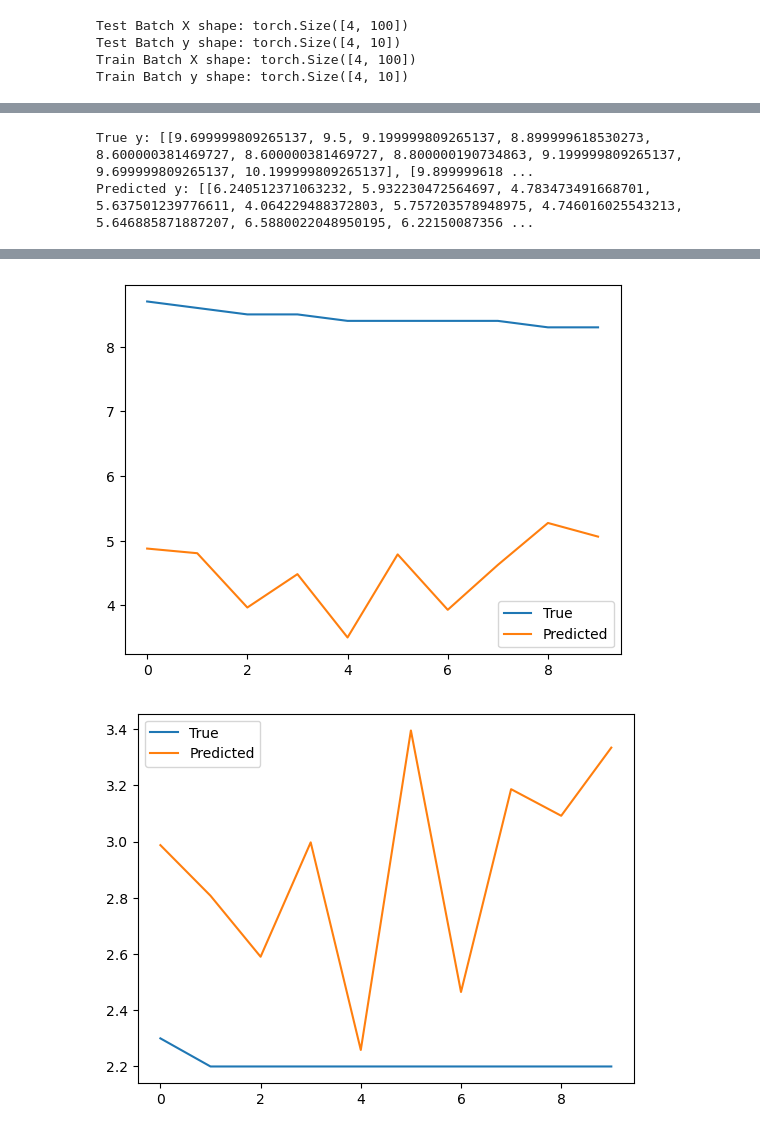
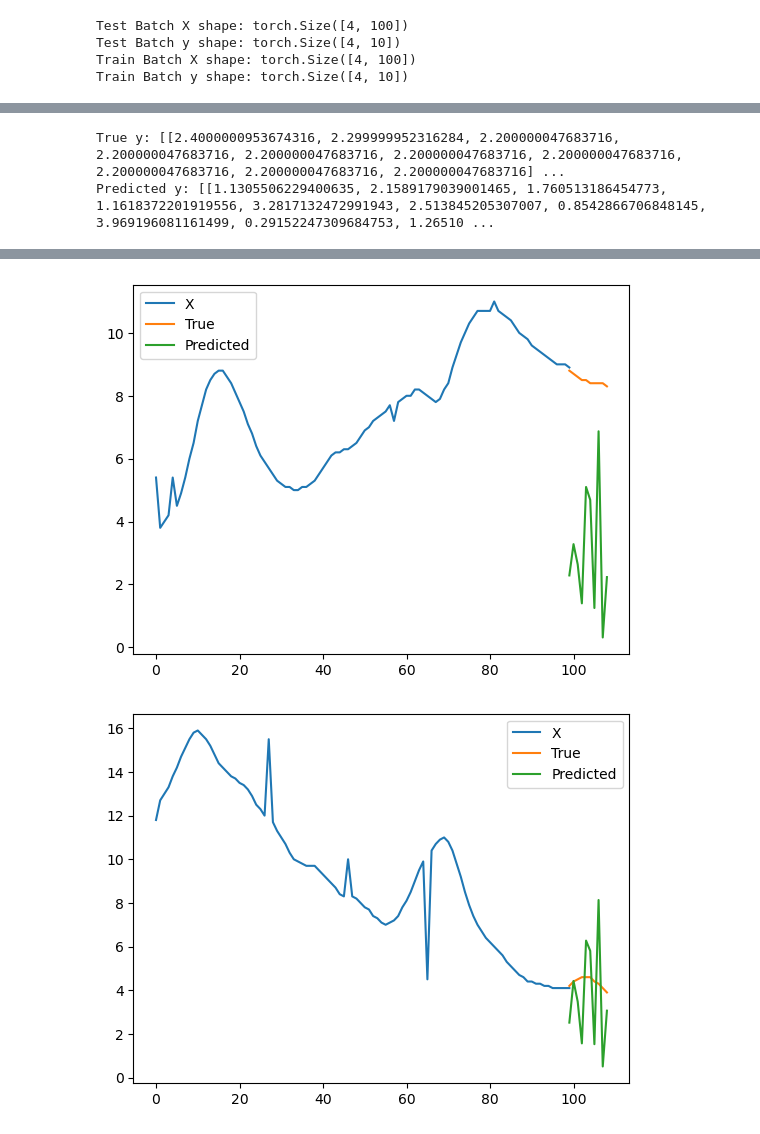
Before and after one commit to sncr0/d1namo, a Jupyter notebook: notebooks/reg-d1namo.ipynb, the cells around one changed output, grey strips where cells are left out. Drawn from its saved outputs; the diff is of its cells as text; code cells hidden in the pictures.

```diff
--- a/notebooks/reg-d1namo.ipynb
+++ b/notebooks/reg-d1namo.ipynb
@@ -27,7 +27,7 @@ class MemoryMappedGlucoseDataset(Dataset):
             X: Torch tensor of glucose readings.
             y: Corresponding target labels (e.g., next glucose value or classification label).
         """
-        patient_folder = self.patient_folders[idx]
+        patient_folder = self.patient_folders[idx]x
         patient_glucose_path = os.path.join(self.root_dir, patient_folder, 'glucose.csv')
 
         if not os.path.exists(patient_glucose_path):
@@ -38,7 +38,7 @@ class MemoryMappedGlucoseDataset(Dataset):
 
         # Convert to NumPy (assuming glucose values are in a column named 'glucose')
         X = glucose_df['glucose'].iloc[0:100].values  # All but last column
-        y = glucose_df['glucose'].iloc[101:111].values   # Last column (e.g., target glucose levels)
+        y = glucose_df['glucose'].iloc[100:110].values   # Last column (e.g., target glucose levels)
 
         # Convert to PyTorch tensors
         X_tensor = torch.tensor(X, dtype=torch.float32)
@@ -90,9 +90,9 @@ class GlucoseRegressor(nn.Module):
     def __init__(self, input_size):
         super(GlucoseRegressor, self).__init__()
         self.model = nn.Sequential(
-            nn.Linear(input_size, 128),
+            nn.Linear(input_size, 256),
             nn.ReLU(),
-            nn.Linear(128, 64),
+            nn.Linear(256, 64),
             nn.ReLU(),
             nn.Linear(64, 10)  # Output a single value
         )
@@ -107,7 +107,7 @@ criterion = nn.MSELoss()  # Regression loss
 optimizer = optim.Adam(model.parameters(), lr=0.001)
 
 # Training Loop
-num_epochs = 20
+num_epochs = 5
 for epoch in range(num_epochs):
     total_loss = 0
     for X_batch, y_batch in train_loader:
@@ -152,12 +137,13 @@ y_pred_sample = model(X_sample)
 print("True y:", y_sample.tolist())
 print("Predicted y:", y_pred_sample.tolist())
 # %% [output]
-True y: [[9.699999809265137, 9.5, 9.199999809265137, 8.899999618530273, 8.600000381469727, 8.600000381469727, 8.800000190734863, 9.199999809265137, 9.699999809265137, 10.199999809265137], [9.899999618 ...
-Predicted y: [[6.240512371063232, 5.932230472564697, 4.783473491668701, 5.637501239776611, 4.064229488372803, 5.757203578948975, 4.746016025543213, 5.646885871887207, 6.5880022048950195, 6.22150087356 ...
+True y: [[2.4000000953674316, 2.299999952316284, 2.200000047683716, 2.200000047683716, 2.200000047683716, 2.200000047683716, 2.200000047683716, 2.200000047683716, 2.200000047683716, 2.200000047683716] ...
+Predicted y: [[1.1305506229400635, 2.1589179039001465, 1.760513186454773, 1.1618372201919556, 3.2817132472991943, 2.513845205307007, 0.8542866706848145, 3.969196081161499, 0.29152247309684753, 1.26510 ...
 # %%
-for y, y_pred in zip(y_sample, y_pred_sample):
-    plt.plot(y.detach().numpy(), label='True')
-    plt.plot(y_pred.detach().numpy(), label='Predicted')
+for y, y_pred, X in zip(y_sample, y_pred_sample, X_sample):
+    plt.plot(X.detach().numpy(), label='X')
+    plt.plot(np.linspace(99,108, 10), y.detach().numpy(), label='True')
+    plt.plot(np.linspace(99,108, 10), y_pred.detach().numpy(), label='Predicted')
     plt.legend()
     plt.show()
 # %% [output]
@@ -166,2 +152,2 @@ for y, y_pred in zip(y_sample, y_pred_sample):
-[figure, old version]
+[figure, new version]
-[figure, old version]
+[figure, new version]
```
Also changed, not shown: parts of 2 cells of this notebook, 2 other files.
